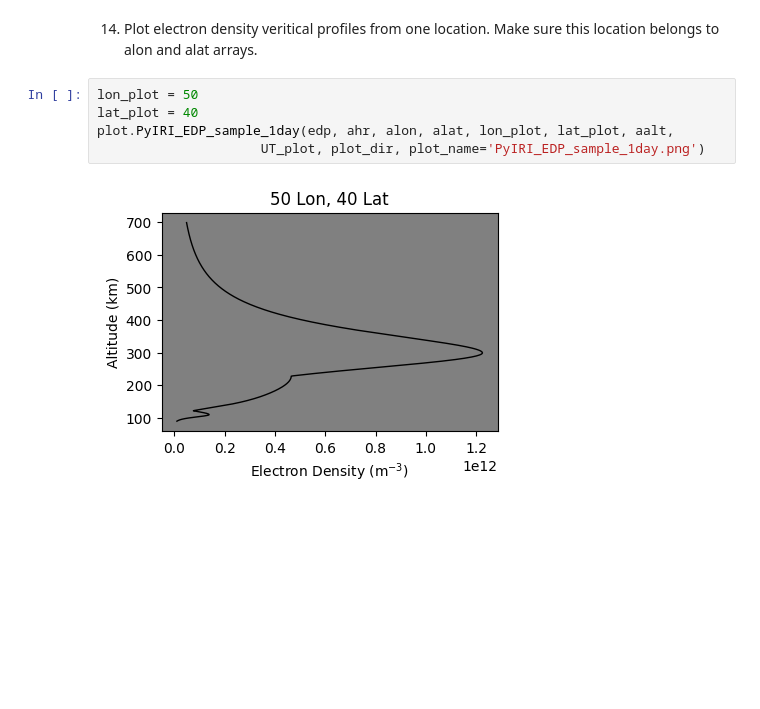
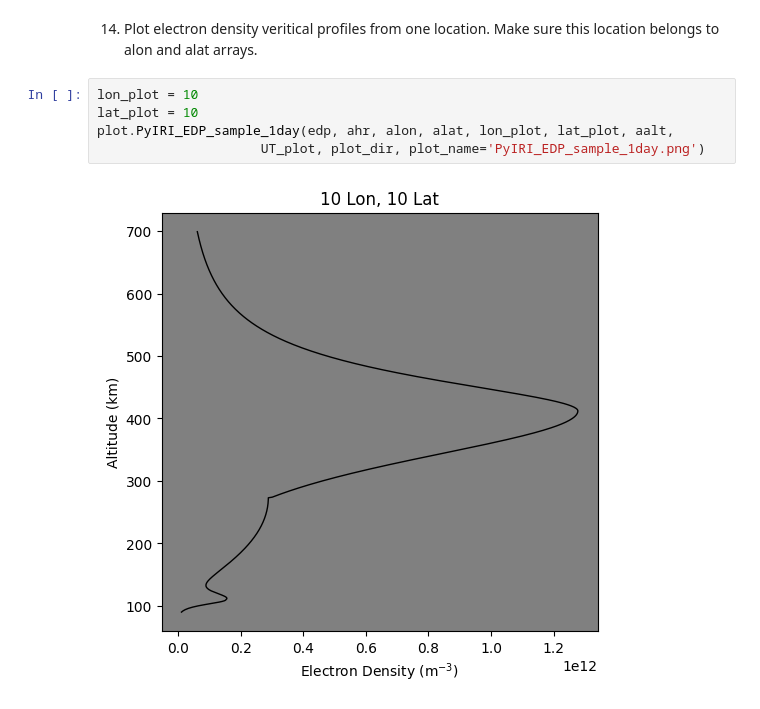
Before and after one commit to victoriyaforsythe/PyIRI, a Jupyter notebook: docs/tutorials/Daily_parameters.ipynb, the cells around one changed output. Cells and saved outputs as stored; diff of their text form; blank space fills up the shorter version.

```diff
--- a/docs/tutorials/Daily_parameters.ipynb
+++ b/docs/tutorials/Daily_parameters.ipynb
@@ -198,9 +200,9 @@ plot.PyIRI_plot_foEs(es_peak, ahr, alon, alat, alon_2d, alat_2d, sun,
 14. Plot electron density veritical profiles from one location.
 Make sure this location belongs to alon and alat arrays.
 # %%
-lon_plot = 50
-lat_plot = 40
+lon_plot = 10
+lat_plot = 10
 plot.PyIRI_EDP_sample_1day(edp, ahr, alon, alat, lon_plot, lat_plot, aalt,
                      UT_plot, plot_dir, plot_name='PyIRI_EDP_sample_1day.png')
 # %% [output]
-[figure, old version]
+[figure, new version]
```
Also changed, not shown: parts of 3 cells of this notebook, 13 other files.
